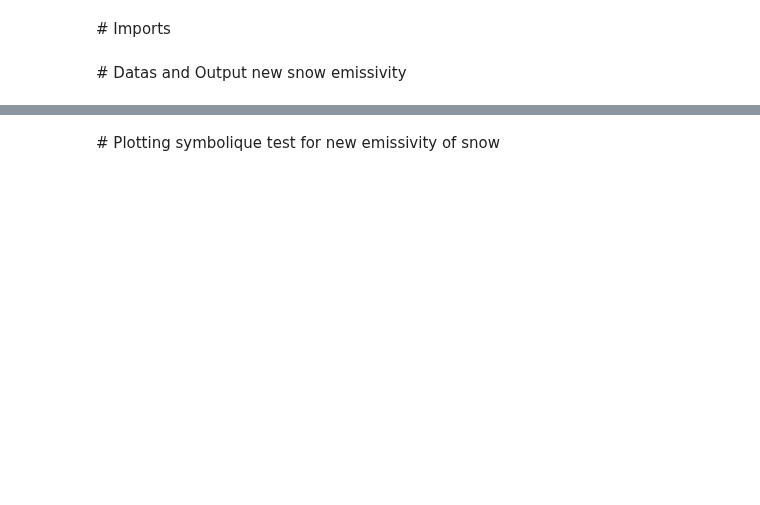
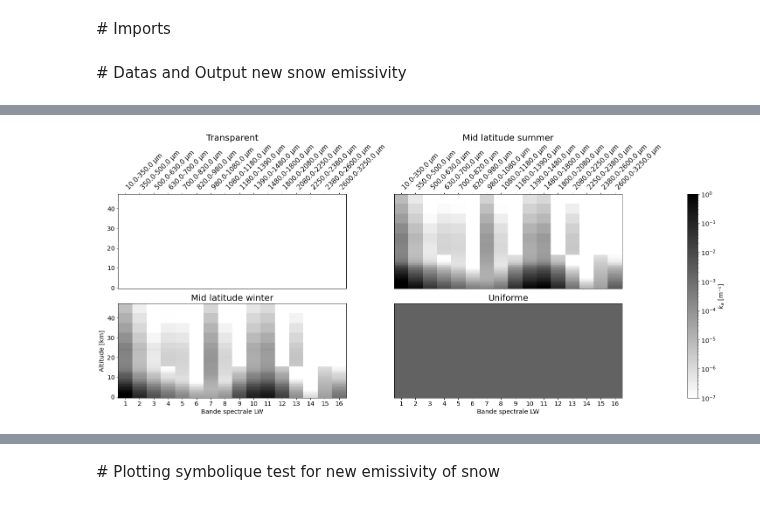
Before and after one commit to Barbouilledu38/Monte_Carlo_LW, a Jupyter notebook: scripts/LW_analyis_2.ipynb, the cells around one changed output, grey strips where cells are left out. Saved outputs shown, nothing was run; the diff lists cells and outputs as text; code cells hidden in the pictures; blank space fills up the shorter version.

```diff
--- a/scripts/LW_analyis_2.ipynb
+++ b/scripts/LW_analyis_2.ipynb
@@ -65,0 +65,83 @@ for j,lr in enumerate(lapse_rates):
+# %%
+fig, axs = plt.subplots(nrows = 2, ncols = 2, figsize=(20, 9), layout = 'constrained')
+save_dir = "/home/barroisl/Transect_MC_auto/Output/"
+for i in range(4):
+    ax = axs[i//2,i%2]
+    atm = atms[i]
+
+    if atm != "EMPTATM" and atm != "TUXUATM":
+
+        prop_atm = Prop_atm(atm)
+
+        if i//2 == 0 :
+            up_label = True
+            x_lab = False
+        else :
+            up_label = False
+            x_lab = True
+
+        if i%2 == 0 :
+            y_lab = True
+        else :
+            y_lab = False
+
+        if i == 1:
+            colorbar = True
+        else :
+            colorbar = False
+
+        prop_atm.plotting_2D_ka(ax = ax, axs = axs, up_label = up_label, colorbar = colorbar, \
+                                force_save = False,save_name = save_dir + f"ka_profile_2D_{atm}.png",\
+                               y_lab = y_lab, x_lab = x_lab)
+
+    elif atm == "EMPTATM":
+
+        prop_atm = Prop_atm("SMLSATM")
+
+        alt_km = prop_atm.profiles(variable = "z")*1e-3
+        bands = prop_atm.LW_int_edges
+        arr_nb_z = prop_atm.tab_k_z_nb()
+
+        im = ax.pcolormesh(
+            np.arange(1, arr_nb_z.shape[1] + 1),
+            alt_km,
+            np.full_like(arr_nb_z,0),
+            norm=LogNorm(vmin=1e-7, vmax=1e0),
+            cmap='binary',
+            shading='auto'
+        )
+
+        ax.set_xticks([])
+        ax.set_label('Altitude [km]')
+
+        ax2 = ax.twiny()
+        ax2.set_xlim(ax.get_xlim())
+        ax2.set_xticks(range(1, arr_nb_z.shape[1] + 1))
+        ax2.set_xticklabels([f"{b[0]}-{b[1]} µm" for b in bands], fontsize=15, rotation=45, ha='left')
+        #ax2.set_xlabel('Intervalle [cm⁻¹]')
+
+    elif atm == "TUXUATM":
+
+        prop_atm = Prop_atm("SMLSATM")
+
+        alt_km = prop_atm.profiles(variable = "z")*1e-3
+        bands = prop_atm.LW_int_edges
+        arr_nb_z = prop_atm.tab_k_z_nb()
+
+        im = ax.pcolormesh(
+            np.arange(1, arr_nb_z.shape[1] + 1),
+            alt_km,
+            np.full_like(arr_nb_z,0.002),
+            norm=LogNorm(vmin=1e-7, vmax=1e0),
+            cmap='binary',
+            shading='auto'
+        )
+        ax.set_xlabel('Bande spectrale LW')
+        ax.set_xticks(range(1, arr_nb_z.shape[1] + 1))
+        ax.set_yticks([])
+
+    ax.set_title(dict_atm[atm][0],fontsize = 20)
+
+plt.savefig(save_dir+'comparaison_ka_profile.png')
+# %% [output]
+[figure, added]
```
Also changed, not shown: parts of 36 cells of this notebook, 20 other files.
